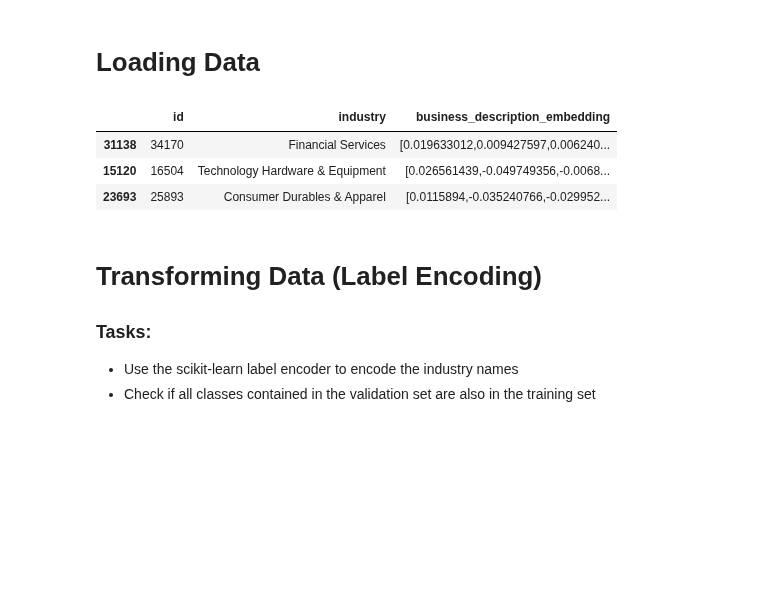
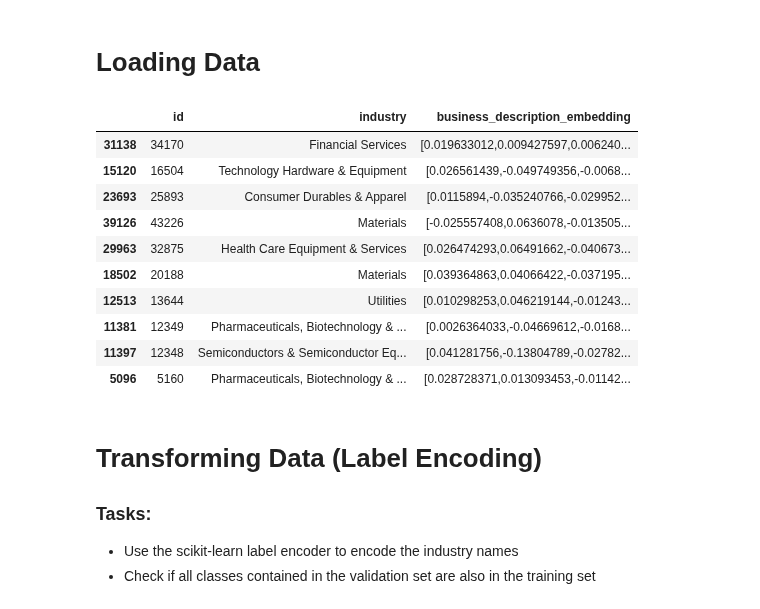
Before and after one commit to aobermuhlner/prov_repo_practica_1_DS, a Jupyter notebook: notebooks_adrian/01_industry_classification.ipynb, the cells around one changed output. Drawn from its saved outputs; the diff is of its cells as text; code cells hidden in the pictures; blank space fills up the shorter version.

```diff
--- a/notebooks_adrian/01_industry_classification.ipynb
+++ b/notebooks_adrian/01_industry_classification.ipynb
@@ -14,7 +15,7 @@ import seaborn as sns
 # %% [markdown]
 # Loading Data
 # %%
-df = pd.read_pickle("../data/raw/df_train.pkl")
+df = pd.read_pickle("../../data/df_train.pkl")
 
 df_train, df_val = train_test_split(df, test_size= 0.1, random_state=42)
 # %%
@@ -24,12 +25,19 @@ X_train = np.array(X_train)
 X_val = df_val.business_description_embedding.apply(ast.literal_eval).tolist()
 X_val = np.array(X_val)
 # %%
-df_train.head(3)
+df_train.head(10)
 # %% [output]
 |  | id | industry | business_description_embedding |
 | 31138 | 34170 | Financial Services | [0.019633012,0.009427597,0.006240... |
 | 15120 | 16504 | Technology Hardware & Equipment | [0.026561439,-0.049749356,-0.0068... |
 | 23693 | 25893 | Consumer Durables & Apparel | [0.0115894,-0.035240766,-0.029952... |
+| 39126 | 43226 | Materials | [-0.025557408,0.0636078,-0.013505... |
+| 29963 | 32875 | Health Care Equipment & Services | [0.026474293,0.06491662,-0.040673... |
+| 18502 | 20188 | Materials | [0.039364863,0.04066422,-0.037195... |
+| 12513 | 13644 | Utilities | [0.010298253,0.046219144,-0.01243... |
+| 11381 | 12349 | Pharmaceuticals, Biotechnology & ... | [0.0026364033,-0.04669612,-0.0168... |
+| 11397 | 12348 | Semiconductors & Semiconductor Eq... | [0.041281756,-0.13804789,-0.02782... |
+| 5096 | 5160 | Pharmaceuticals, Biotechnology & ... | [0.028728371,0.013093453,-0.01142... |
 # %% [markdown]
 # Transforming Data (Label Encoding)
 
```
Also changed, not shown: parts of 27 cells of this notebook, 3 other files.
